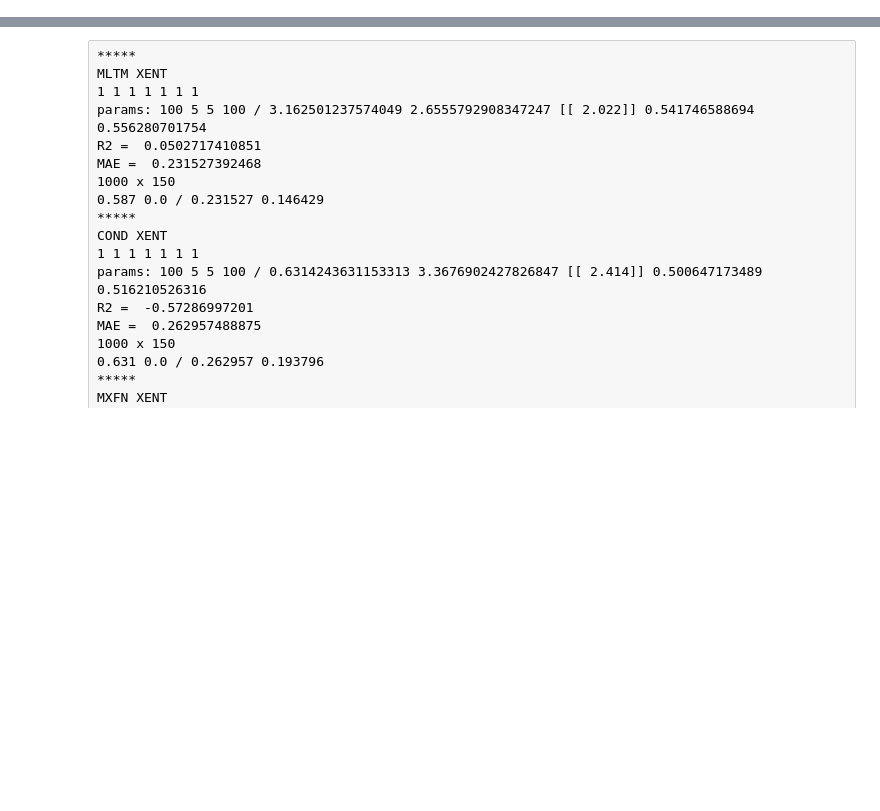
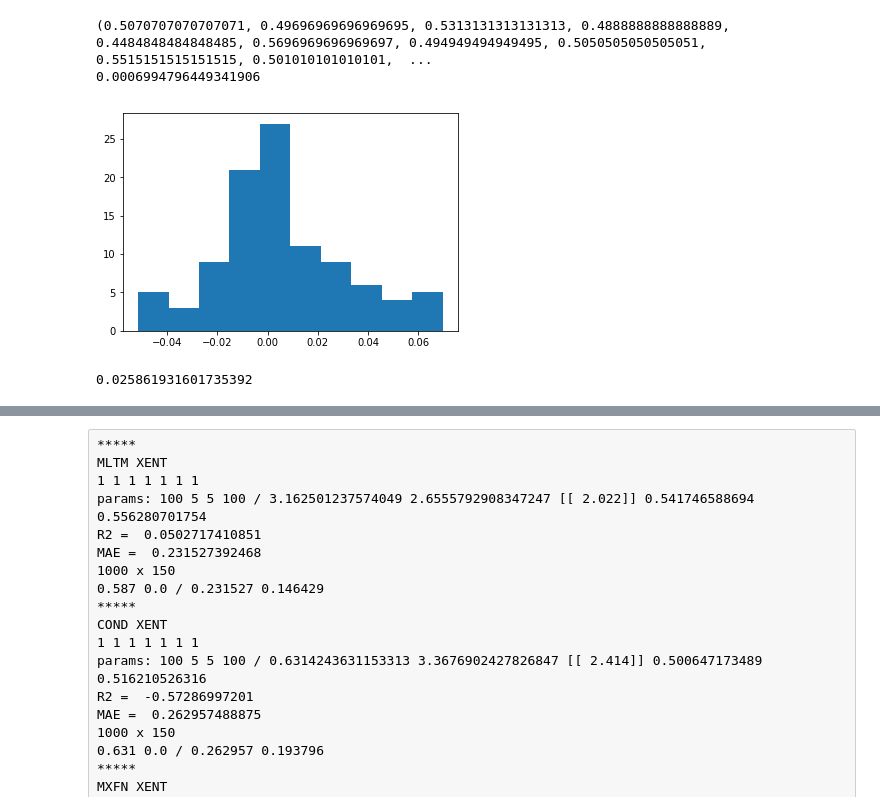
Before and after one commit to rjm49/mltm, a Jupyter notebook: next_gen/MX_FACTORISATION.ipynb, the cells around one changed output, grey strips where cells are left out. Cells and saved outputs as stored; diff of their text form; code cells hidden in the pictures; blank space fills up the shorter version.

```diff
--- a/next_gen/MX_FACTORISATION.ipynb
+++ b/next_gen/MX_FACTORISATION.ipynb
@@ -823,12 +819,3 @@ c [6 6 8 5 6 4 4 6 2 7 2 6 3 3 3 4 1 8 6 8 6 3 2 4 7 8 3 6 0 2 7 4 5 4 3 6 8
 gen_m_cache = pickle.load(open("generators.p", "rb"))
 # %%
 gen_m_cache = {}
-# %%
-tup = (100,1,5)
-n_factors, min_active, max_active = tup
-
-if tup in gen_m_cache:
-    del gen_m_cache[tup]
-print("creating genny")
-gen_m = create_offset_generator(n_factors, min_active, max_active, sampsize=10, n_iter=20000)
-gen_m_cache[tup] = gen_m
@@ -1020,2 +1277,15 @@ lens of pfz and vpfz, tt_pairs 4455 495 100
+# %%
+mnz2, agtz2 = zip(*distro_params)
+print(mnz2)
+mnz2 = numpy.array(mnz2).flatten()
+print (numpy.mean(numpy.power(mnz2 - 0.5, 2)))
+plt.hist((mnz2 - 0.5))
+plt.show()
+print (numpy.std((mnz2 - 0.5)))
+# %% [output]
+(0.5070707070707071, 0.49696969696969695, 0.5313131313131313, 0.4888888888888889, 0.4484848484848485, 0.5696969696969697, 0.494949494949495, 0.5050505050505051, 0.5515151515151515, 0.501010101010101,  ...
+0.0006994796449341906
+[figure, added]
+0.025861931601735392
 # %%
 mnz, agtz = zip(*distro_params)
```
Also changed, not shown: parts of 11 cells of this notebook, 1 other file.
